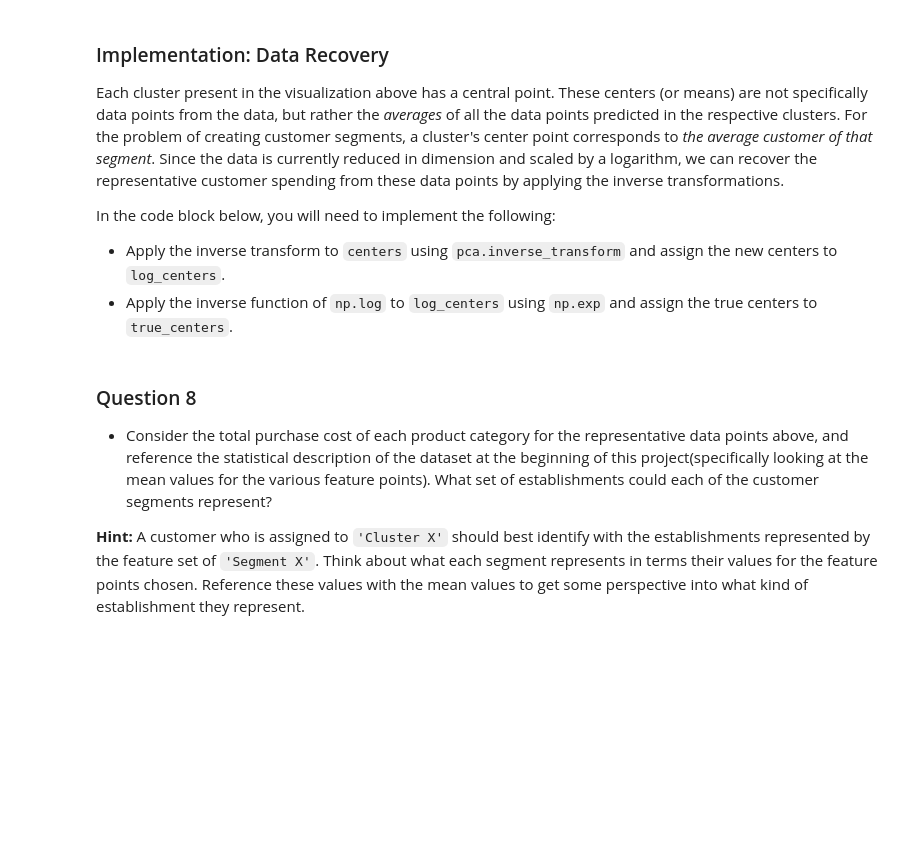
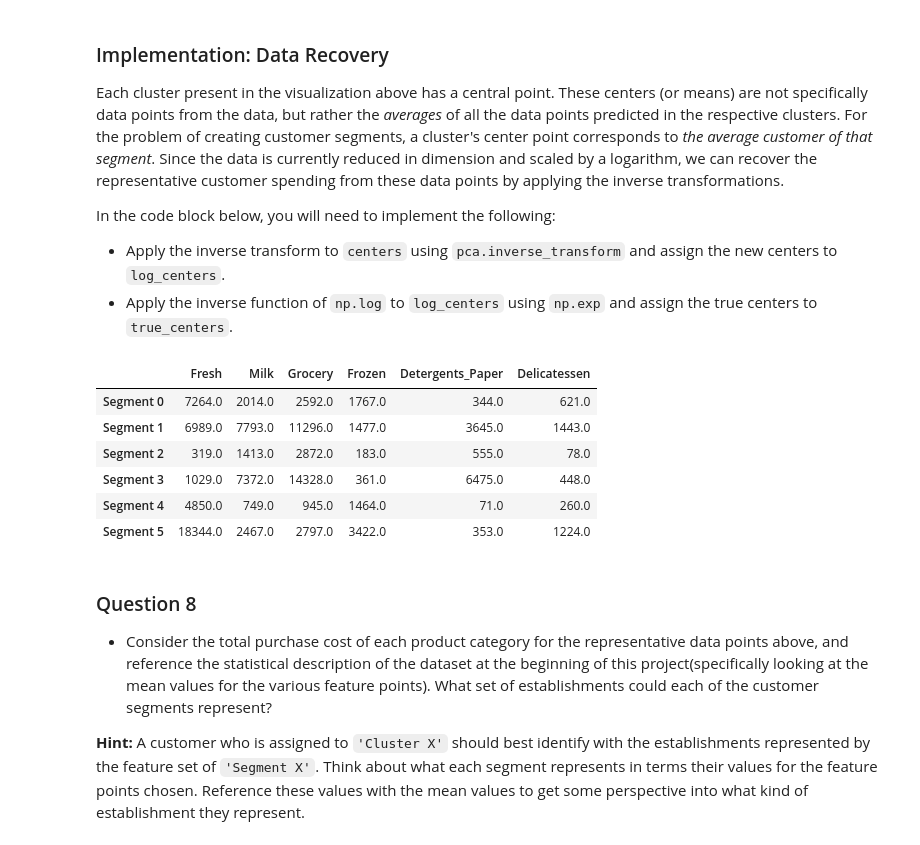
Before and after one commit to oliveira-andre/machine-learning, a Jupyter notebook: projects/customer_segments/customer_segments.ipynb, the cells around one changed output. Saved outputs shown, nothing was run; the diff lists cells and outputs as text; code cells hidden in the pictures; blank space fills up the shorter version.

```diff
--- a/projects/customer_segments/customer_segments.ipynb
+++ b/projects/customer_segments/customer_segments.ipynb
@@ -387,14 +425,17 @@ In the code block below, you will need to implement the following:
  - Apply a PCA transformation of `good_data` using `pca.transform`, and assign the results to `reduced_data`.
  - Apply a PCA transformation of `log_samples` using `pca.transform`, and assign the results to `pca_samples`.
 # %%
+#importing
+from sklearn.decomposition import PCA
+
 # TODO: Apply PCA by fitting the good data with only two dimensions
-pca = None
+pca = PCA(n_components=2).fit(good_data)
 
 # TODO: Transform the good data using the PCA fit above
-reduced_data = None
+reduced_data = pca.transform(good_data)
 
 # TODO: Transform log_samples using the PCA fit above
-pca_samples = None
+pca_samples = pca.transform(log_samples)
 
 # Create a DataFrame for the reduced data
 reduced_data = pd.DataFrame(reduced_data, columns = ['Dimension 1', 'Dimension 2'])
@@ -444,17 +523,26 @@ In the code block below, you will need to implement the following:
  - Import `sklearn.metrics.silhouette_score` and calculate the silhouette score of `reduced_data` against `preds`.
    - Assign the silhouette score to `score` and print the result.
 # %%
-# TODO: Apply your clustering algorithm of choice to the reduced data
-clusterer = None
+# importing
+from sklearn.mixture import GaussianMixture
+from sklearn.metrics import silhouette_score
+range_n_clusters = [2, 3, 4, 5, 6]
 
-# TODO: Predict the cluster for each data point
-preds = None
+for n_clusters in range_n_clusters:
+    # TODO: Apply your clustering algorithm of choice to the reduced data
+    clusterer = GaussianMixture(n_components=n_clusters).fit(reduced_data)
 
-# TODO: Find the cluster centers
-centers = None
+    # TODO: Predict the cluster for each data point
+    preds = clusterer.predict(reduced_data)
 
-# TODO: Predict the cluster for each transformed sample data point
-sample_preds = None
+    # TODO: Find the cluster centers
+    centers = clusterer.means_
 
-# TODO: Calculate the mean silhouette coefficient for the number of clusters chosen
-score = None
+    # TODO: Predict the cluster for each transformed sample data point
+    sample_preds = clusterer.predict(pca_samples)
+
+    # TODO: Calculate the mean silhouette coefficient for the number of clusters chosen
+    score = silhouette_score(reduced_data, preds)
+    print("For n_clusters =", n_clusters, "The average silhouette_score is :", score)
+
+print("\n references: \n http://scikit-learn.org/stable/auto_examples/cluster/plot_kmeans_silhouette_analysis.html")
@@ -479,17 +588,27 @@ In the code block below, you will need to implement the following:
  - Apply the inverse transform to `centers` using `pca.inverse_transform` and assign the new centers to `log_centers`.
  - Apply the inverse function of `np.log` to `log_centers` using `np.exp` and assign the true centers to `true_centers`.
 # %%
+import numpy as np
+
 # TODO: Inverse transform the centers
-log_centers = None
+log_centers = pca.inverse_transform(centers)
 
 # TODO: Exponentiate the centers
-true_centers = None
+true_centers = np.exp(log_centers)
 
 # Display the true centers
 segments = ['Segment {}'.format(i) for i in range(0,len(centers))]
 true_centers = pd.DataFrame(np.round(true_centers), columns = data.keys())
 true_centers.index = segments
 display(true_centers)
+# %% [output]
+|  | Fresh | Milk | Grocery | Frozen | Detergents_Paper | Delicatessen |
+| Segment 0 | 7264.0 | 2014.0 | 2592.0 | 1767.0 | 344.0 | 621.0 |
+| Segment 1 | 6989.0 | 7793.0 | 11296.0 | 1477.0 | 3645.0 | 1443.0 |
+| Segment 2 | 319.0 | 1413.0 | 2872.0 | 183.0 | 555.0 | 78.0 |
+| Segment 3 | 1029.0 | 7372.0 | 14328.0 | 361.0 | 6475.0 | 448.0 |
+| Segment 4 | 4850.0 | 749.0 | 945.0 | 1464.0 | 71.0 | 260.0 |
+| Segment 5 | 18344.0 | 2467.0 | 2797.0 | 3422.0 | 353.0 | 1224.0 |
 # %% [markdown]
 ### Question 8
 
```
Also changed, not shown: parts of 26 cells of this notebook.
